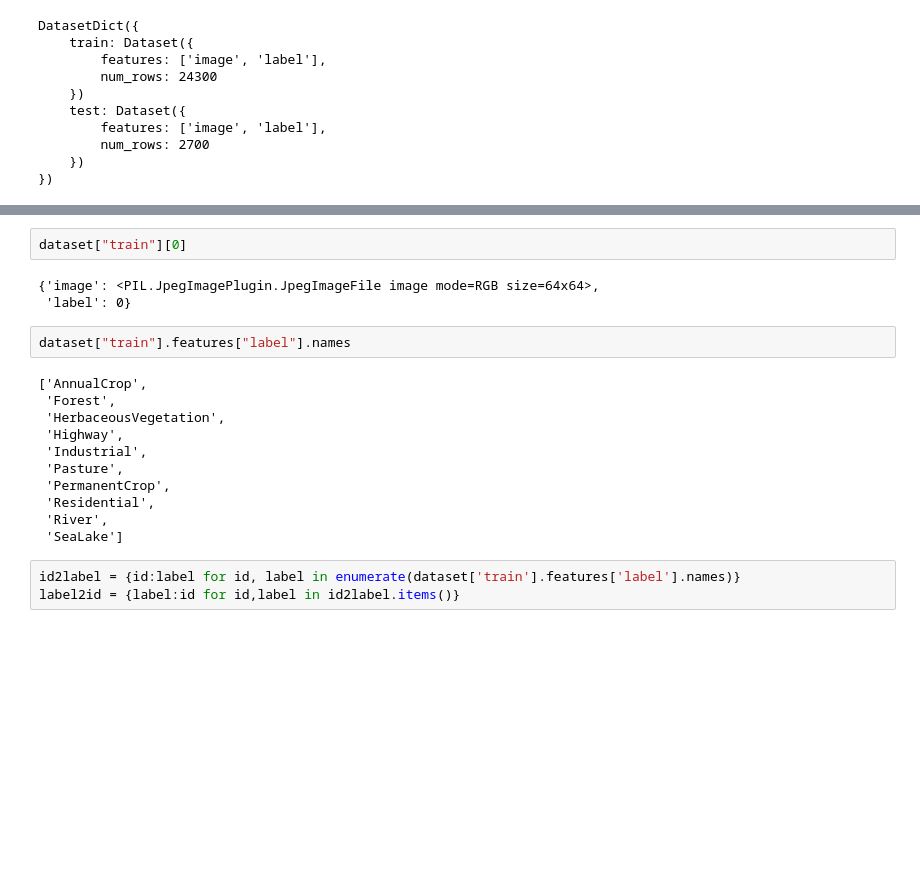
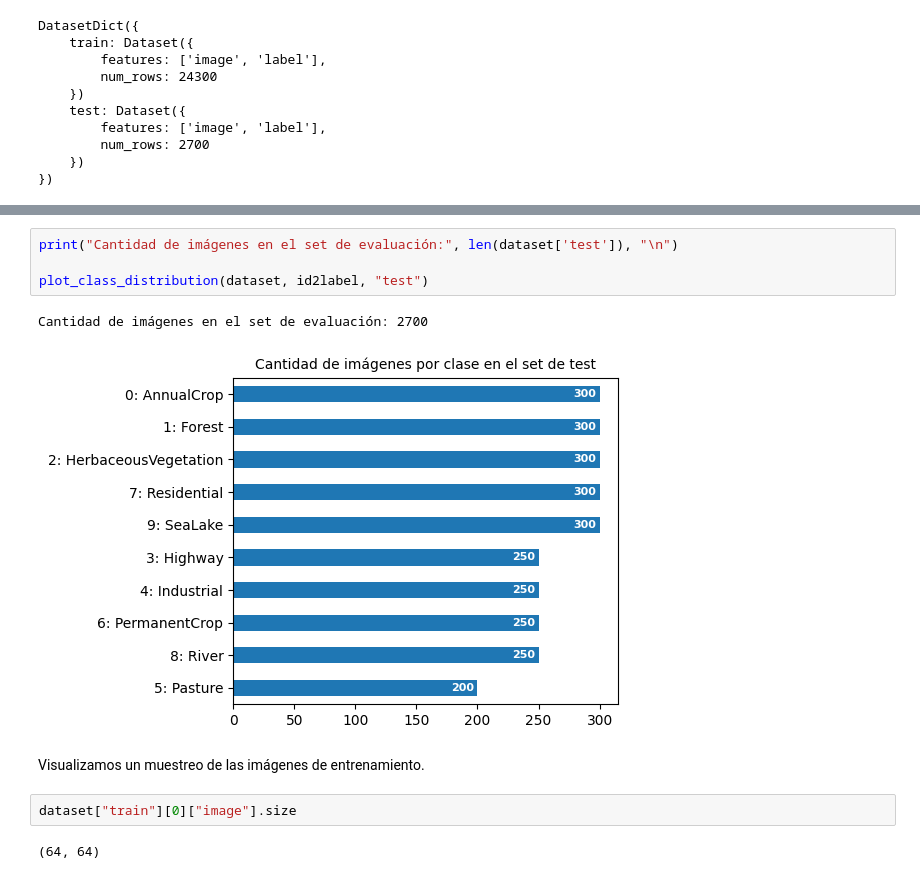
Before and after one commit to brunomaso1/vision-transformer, a Jupyter notebook: notebooks/data_exploration.ipynb, the cells around one changed output, grey strips where cells are left out. Drawn from its saved outputs; the diff is of its cells as text; blank space fills up the shorter version.

```diff
--- a/notebooks/data_exploration.ipynb
+++ b/notebooks/data_exploration.ipynb
@@ -108,24 +148,16 @@ DatasetDict({
+# %%
+print("Cantidad de imágenes en el set de evaluación:", len(dataset['test']), "\n")
+
+plot_class_distribution(dataset, id2label, "test")
+# %% [output]
+Cantidad de imágenes en el set de evaluación: 2700
+[figure, added]
+# %% [markdown]
+Visualizamos un muestreo de las imágenes de entrenamiento.
 # %%
-dataset["train"][0]
+dataset["train"][0]["image"].size
 # %% [output]
-{'image': <PIL.JpegImagePlugin.JpegImageFile image mode=RGB size=64x64>,
- 'label': 0}
+(64, 64)
-# %%
-dataset["train"].features["label"].names
-# %% [output]
-['AnnualCrop',
- 'Forest',
- 'HerbaceousVegetation',
- 'Highway',
- 'Industrial',
- 'Pasture',
- 'PermanentCrop',
- 'Residential',
- 'River',
- 'SeaLake']
-# %%
-id2label = {id:label for id, label in enumerate(dataset['train'].features['label'].names)}
-label2id = {label:id for id,label in id2label.items()}
 # %%
 image = dataset["train"][0]["image"]
 label = id2label[dataset["train"][0]["label"]]
```
Also changed, not shown: parts of 13 cells of this notebook, 5 other files.
